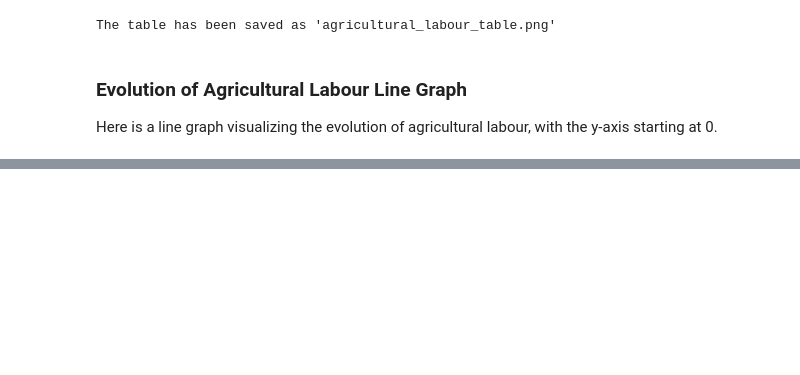
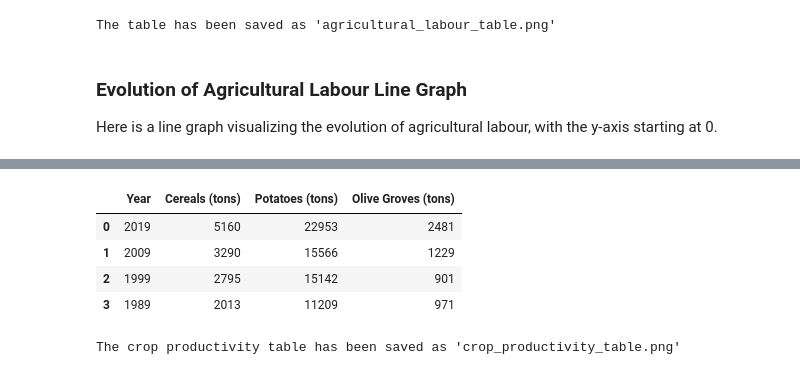
Before and after one commit to oxedanda/avcad_final_project, a Jupyter notebook: notebooks/03_labor_land_use_analysis.ipynb, the cells around one changed output, grey strips where cells are left out. Drawn from its saved outputs; the diff is of its cells as text; code cells hidden in the pictures; blank space fills up the shorter version.

```diff
--- a/notebooks/03_labor_land_use_analysis.ipynb
+++ b/notebooks/03_labor_land_use_analysis.ipynb
@@ -484,11 +100,0 @@ The bar chart has been saved as 'total_agricultural_area_bar_chart.png'
-# %%
-import pandas as pd
-
-# Raw GitHub URL for the crop_productivity_clean.csv file
-url_crop = "https://raw.githubusercontent.com/oxedanda/avcad_final_project/main/data/processed/crop_productivity_clean.csv"
-
-# Load the crop_productivity_clean.csv file directly from GitHub
-df_crop_productivity = pd.read_csv(url_crop)
-
-print('First 5 rows of crop_productivity_clean.csv:')
-display(df_crop_productivity.head())
@@ -838,0 +356,51 @@ The line chart has been saved as 'total_agricultural_area_line_chart.png'
+# %%
+import matplotlib.pyplot as plt
+
+# Select relevant columns for the crop productivity table
+df_crop_productivity_table = df_crop_productivity[['year', 'Cereals for grain', 'Potatoes', 'Olive groves']].copy()
+
+# Rename columns for better readability in the table
+df_crop_productivity_table = df_crop_productivity_table.rename(columns={
+    'year': 'Year',
+    'Cereals for grain': 'Cereals (tons)',
+    'Potatoes': 'Potatoes (tons)',
+    'Olive groves': 'Olive Groves (tons)'
+})
+
+# Show the table in the notebook
+display(df_crop_productivity_table)
+
+# Create a figure and an axes object
+fig, ax = plt.subplots(figsize=(10, 3))
+
+# Hide the axes
+ax.axis('off')
+ax.axis('tight')
+
+# Create the table using matplotlib
+table = ax.table(
+    cellText=df_crop_productivity_table.values,
+    colLabels=df_crop_productivity_table.columns,
+    loc='center',
+    cellLoc='center'
+)
+
+# Adjust font size and layout for better readability
+table.auto_set_font_size(False)
+table.set_fontsize(10)
+table.scale(1.2, 1.2)
+
+ax.set_title('Crop Productivity in Mainland Portugal (1989–2019)', loc='left', fontsize=12, pad=20)
+
+# Save the table as a PNG image
+plt.savefig('crop_productivity_table.png', bbox_inches='tight', dpi=300)
+print("The crop productivity table has been saved as 'crop_productivity_table.png'")
+
+plt.close(fig)
+# %% [output]
+|  | Year | Cereals (tons) | Potatoes (tons) | Olive Groves (tons) |
+| 0 | 2019 | 5160 | 22953 | 2481 |
+| 1 | 2009 | 3290 | 15566 | 1229 |
+| 2 | 1999 | 2795 | 15142 | 901 |
+| 3 | 1989 | 2013 | 11209 | 971 |
+The crop productivity table has been saved as 'crop_productivity_table.png'
```
Also changed, not shown: parts of 52 cells of this notebook.
